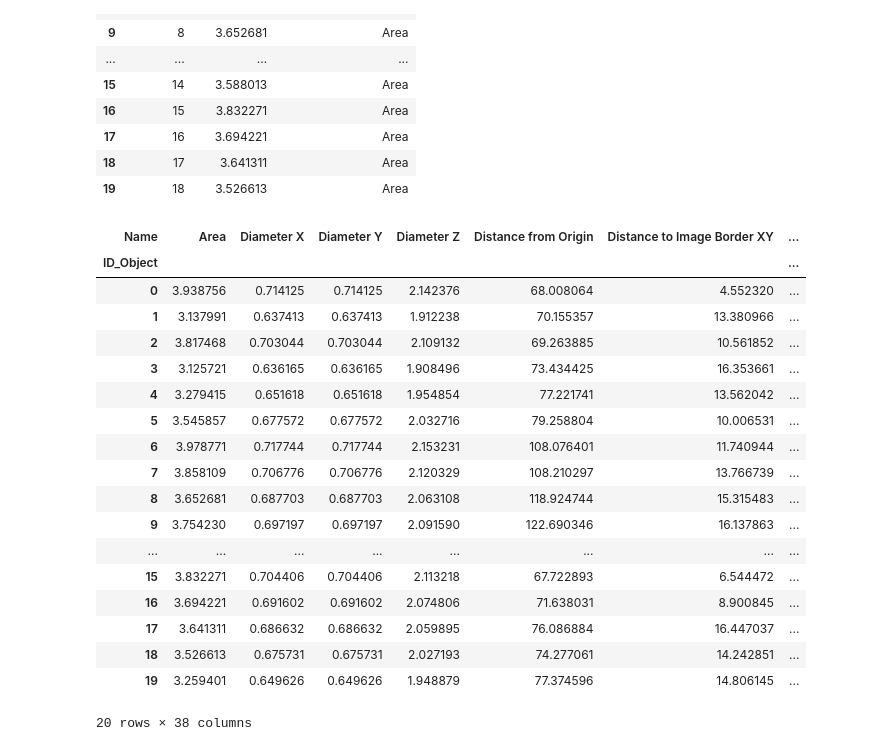
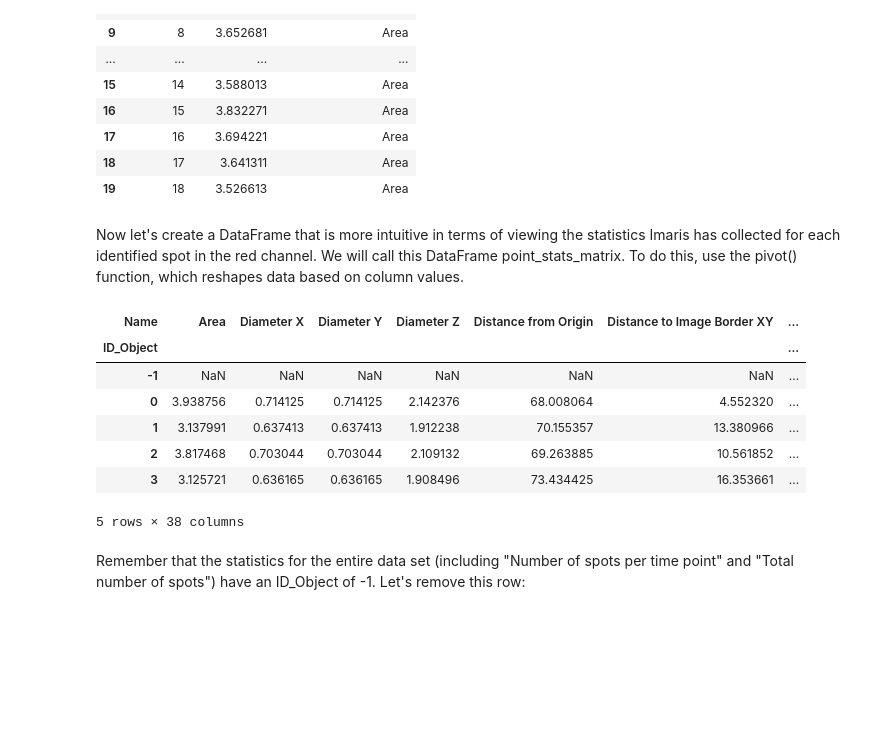
Before and after one commit to dasaderi/python_neurobootcamp, a Jupyter notebook: day-3/day3-pandas.ipynb, the cells around one changed output. Drawn from its saved outputs; the diff is of its cells as text; code cells hidden in the pictures; blank space fills up the shorter version.

```diff
--- a/day-3/day3-pandas.ipynb
+++ b/day-3/day3-pandas.ipynb
@@ -118,27 +156,19 @@ point_stats.iloc[:,[1,3,6]].head(20)
 | 17 | 16 | 3.694221 | Area |
 | 18 | 17 | 3.641311 | Area |
 | 19 | 18 | 3.526613 | Area |
+# %% [markdown]
+Now let's create a DataFrame that is more intuitive in terms of viewing the statistics Imaris has collected for each identified spot in the red channel. We will call this DataFrame point_stats_matrix. To do this, use the pivot() function, which reshapes data based on column values.
 # %%
 point_stats_matrix = point_stats.pivot(index='ID_Object', columns='Name', values='Value')
-point_stats_matrix = point_stats_matrix.drop(-1)
-point_stats_matrix.head(20)
+point_stats_matrix.head()
 # %% [output]
 | Name | Area | Diameter X | Diameter Y | Diameter Z | Distance from Origin | Distance to Image Border XY | ... |
 | ID_Object |  |  |  |  |  |  | ... |
+| -1 | NaN | NaN | NaN | NaN | NaN | NaN | ... |
 | 0 | 3.938756 | 0.714125 | 0.714125 | 2.142376 | 68.008064 | 4.552320 | ... |
 | 1 | 3.137991 | 0.637413 | 0.637413 | 1.912238 | 70.155357 | 13.380966 | ... |
 | 2 | 3.817468 | 0.703044 | 0.703044 | 2.109132 | 69.263885 | 10.561852 | ... |
 | 3 | 3.125721 | 0.636165 | 0.636165 | 1.908496 | 73.434425 | 16.353661 | ... |
-| 4 | 3.279415 | 0.651618 | 0.651618 | 1.954854 | 77.221741 | 13.562042 | ... |
-| 5 | 3.545857 | 0.677572 | 0.677572 | 2.032716 | 79.258804 | 10.006531 | ... |
-| 6 | 3.978771 | 0.717744 | 0.717744 | 2.153231 | 108.076401 | 11.740944 | ... |
-| 7 | 3.858109 | 0.706776 | 0.706776 | 2.120329 | 108.210297 | 13.766739 | ... |
-| 8 | 3.652681 | 0.687703 | 0.687703 | 2.063108 | 118.924744 | 15.315483 | ... |
-| 9 | 3.754230 | 0.697197 | 0.697197 | 2.091590 | 122.690346 | 16.137863 | ... |
-| ... | ... | ... | ... | ... | ... | ... | ... |
-| 15 | 3.832271 | 0.704406 | 0.704406 | 2.113218 | 67.722893 | 6.544472 | ... |
-| 16 | 3.694221 | 0.691602 | 0.691602 | 2.074806 | 71.638031 | 8.900845 | ... |
-| 17 | 3.641311 | 0.686632 | 0.686632 | 2.059895 | 76.086884 | 16.447037 | ... |
-| 18 | 3.526613 | 0.675731 | 0.675731 | 2.027193 | 74.277061 | 14.242851 | ... |
-| 19 | 3.259401 | 0.649626 | 0.649626 | 1.948879 | 77.374596 | 14.806145 | ... |
-20 rows × 38 columns
+5 rows × 38 columns
+# %% [markdown]
+Remember that the statistics for the entire data set (including "Number of spots per time point" and "Total number of spots") have an ID_Object of -1. Let's remove this row:
```
Also changed, not shown: parts of 26 cells of this notebook, 4 other files.
